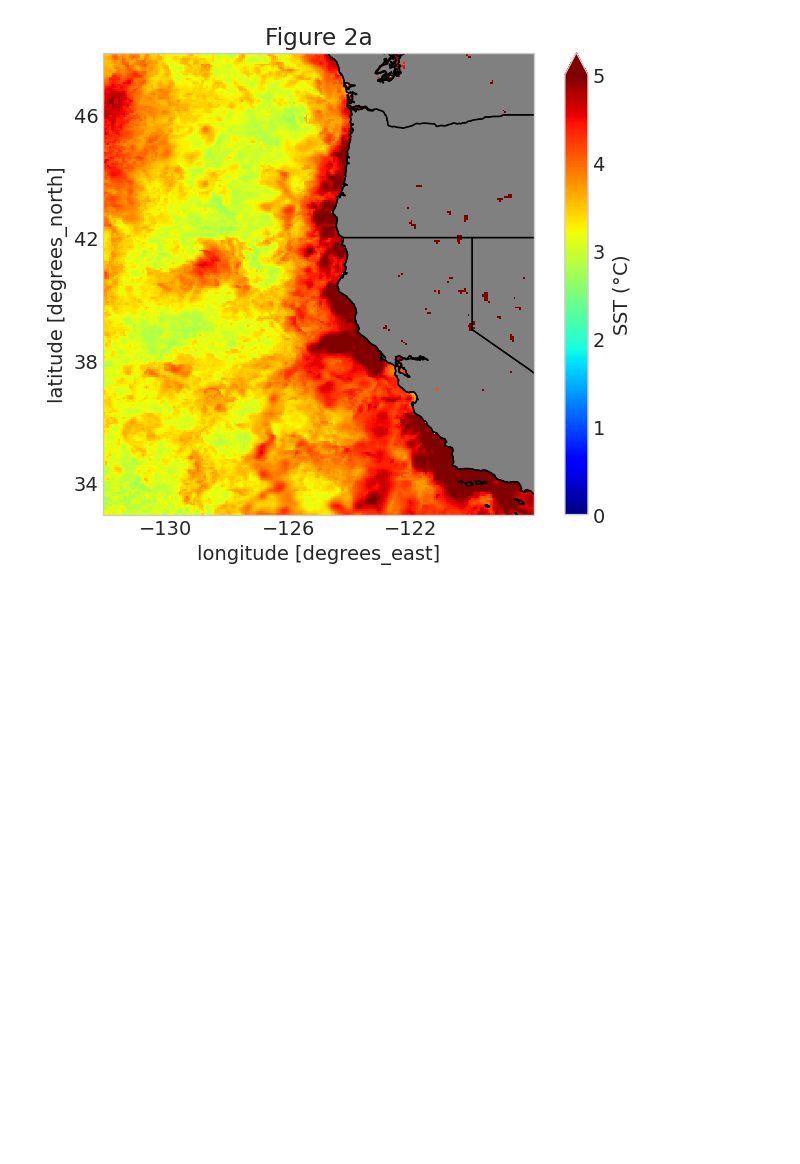
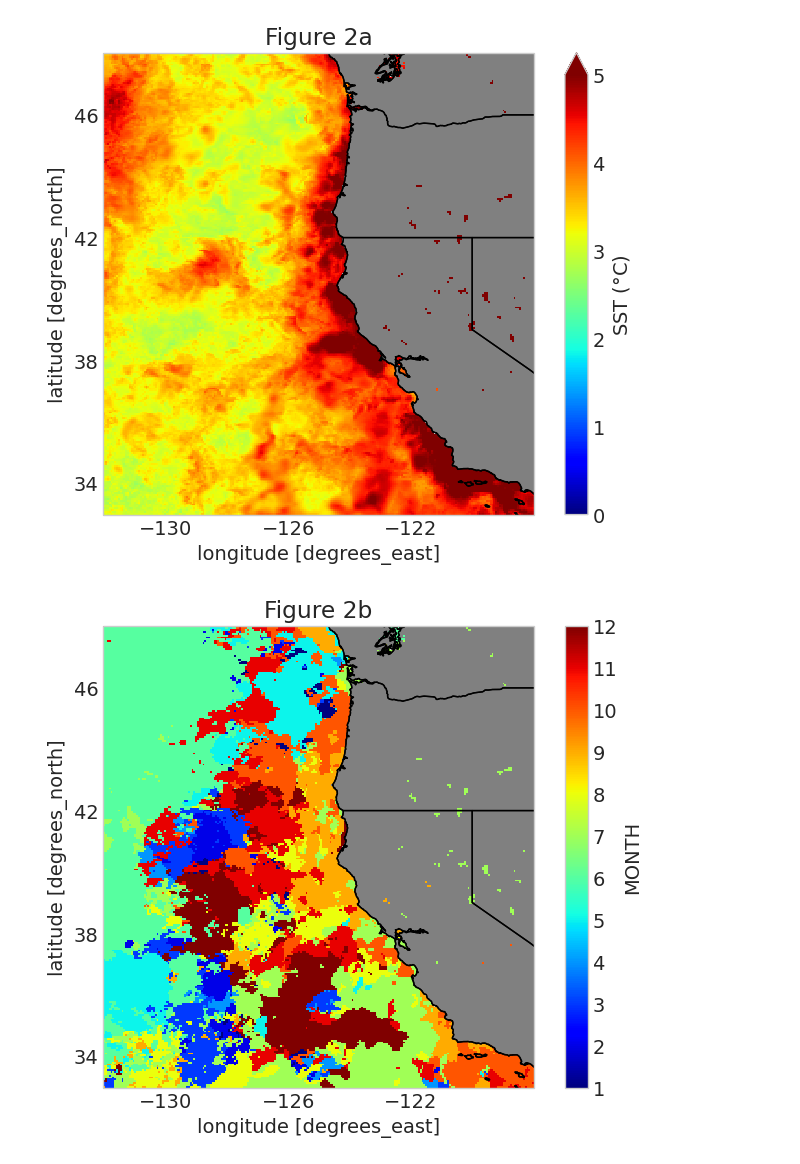
Before and after one commit to UCB-stat-159-s23/hw03-Group10, a Jupyter notebook: climate-Q05.ipynb, the cells around one changed output. Drawn from its saved outputs; the diff is of its cells as text; code cells hidden in the pictures; blank space fills up the shorter version.

Commit message:
Q5b and Q5c graph

```diff
--- a/climate-Q05.ipynb
+++ b/climate-Q05.ipynb
@@ -66,3 +68,26 @@ plt.title("Figure 2a")
 plt.savefig('outputs/q05.png', bbox_inches='tight')
 # %% [output]
 [figure]
+# %%
+max_month = monthly_anomalies.idxmax(dim='time', skipna=True).dt.month
+# %%
+ax = plt.subplot(projection=crs)
+
+max_month.plot(ax=ax,
+                   transform=crs,
+                   cmap='jet',
+                   cbar_kwargs={'label': 'MONTH', 'ticks': np.arange(13)},
+                   vmin=1,
+                   vmax=12)
+
+ax.add_feature(cfeature.LAND, color="grey")
+ax.add_feature(cfeature.STATES.with_scale("10m"))
+ax.coastlines("10m", color="k")
+
+ax.set_yticks([34, 38, 42, 46], minor=False)
+ax.set_xticks([-130, -126, -122], minor=False)
+
+plt.title("Figure 2b")
+plt.savefig('outputs/q05.png', bbox_inches='tight')
+# %% [output]
+[figure, added]
```
Also changed, not shown: parts of 4 cells of this notebook, 1 other file.
